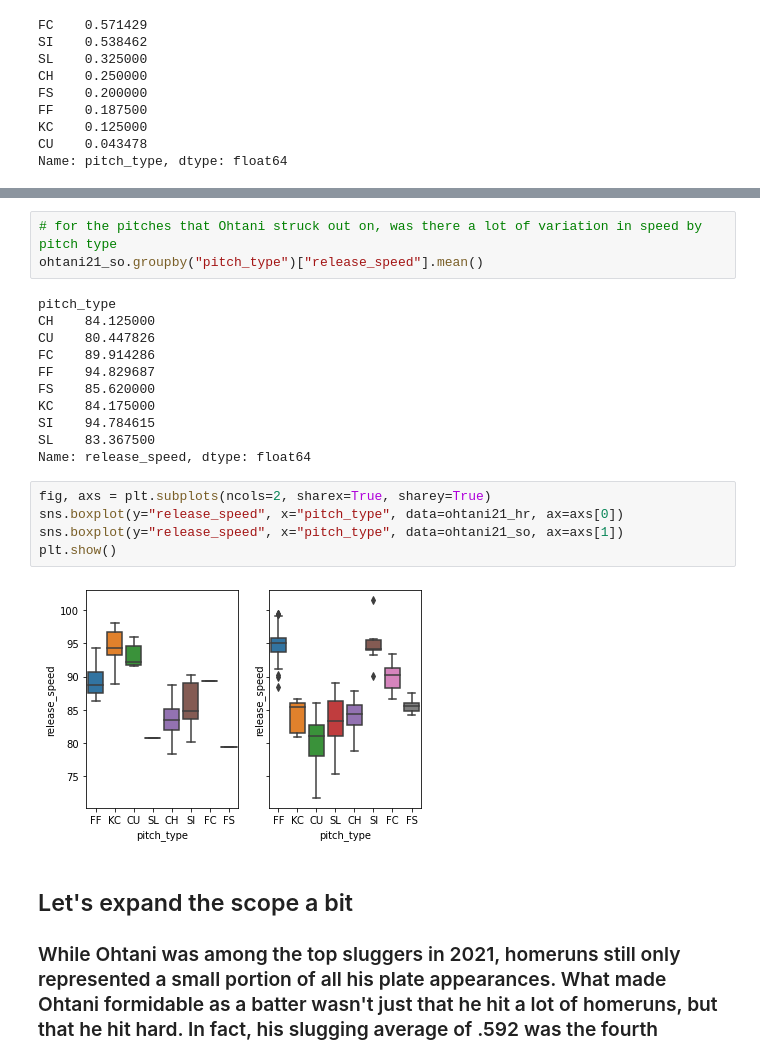
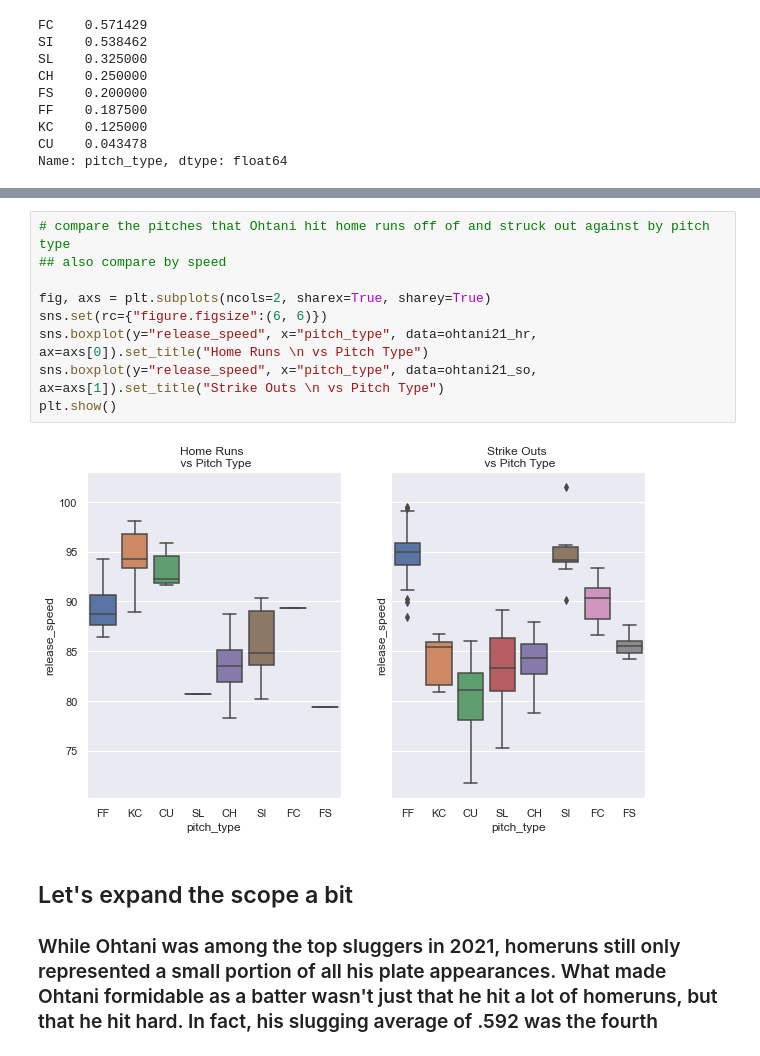
Before and after one commit to teruki-i/Ohtani, a Jupyter notebook: Ohtani_2021.ipynb, the cells around one changed output, grey strips where cells are left out. Saved outputs shown, nothing was run; the diff lists cells and outputs as text.

Commit message:
added more visualizations to home runs and strike outs

```diff
--- a/Ohtani_2021.ipynb
+++ b/Ohtani_2021.ipynb
@@ -126,24 +112,14 @@ Name: release_speed, dtype: float64
-# %%
-# for the pitches that Ohtani struck out on, was there a lot of variation in speed by pitch type
-ohtani21_so.groupby("pitch_type")["release_speed"].mean()
-# %% [output]
-pitch_type
-CH    84.125000
-CU    80.447826
-FC    89.914286
-FF    94.829687
-FS    85.620000
-KC    84.175000
-SI    94.784615
-SL    83.367500
-Name: release_speed, dtype: float64
 # %%
+# compare the pitches that Ohtani hit home runs off of and struck out against by pitch type
+## also compare by speed
+
 fig, axs = plt.subplots(ncols=2, sharex=True, sharey=True)
-sns.boxplot(y="release_speed", x="pitch_type", data=ohtani21_hr, ax=axs[0])
-sns.boxplot(y="release_speed", x="pitch_type", data=ohtani21_so, ax=axs[1])
+sns.set(rc={"figure.figsize":(6, 6)})
+sns.boxplot(y="release_speed", x="pitch_type", data=ohtani21_hr, ax=axs[0]).set_title("Home Runs \n vs Pitch Type")
+sns.boxplot(y="release_speed", x="pitch_type", data=ohtani21_so, ax=axs[1]).set_title("Strike Outs \n vs Pitch Type")
 plt.show()
 # %% [output]
-[figure, old version]
+[figure, new version]
 # %% [markdown]
 ## Let's expand the scope a bit
 ### While Ohtani was among the top sluggers in 2021, homeruns still only represented a small portion of all his plate appearances. What made Ohtani formidable as a batter wasn't just that he hit a lot of homeruns, but that he hit hard. In fact, his slugging average of .592 was the fourth highest in all of MLB in 2021. In other words, what made him formidable was the he hit for extra bases a lot.
```
Also changed, not shown: parts of 1 cell of this notebook.
